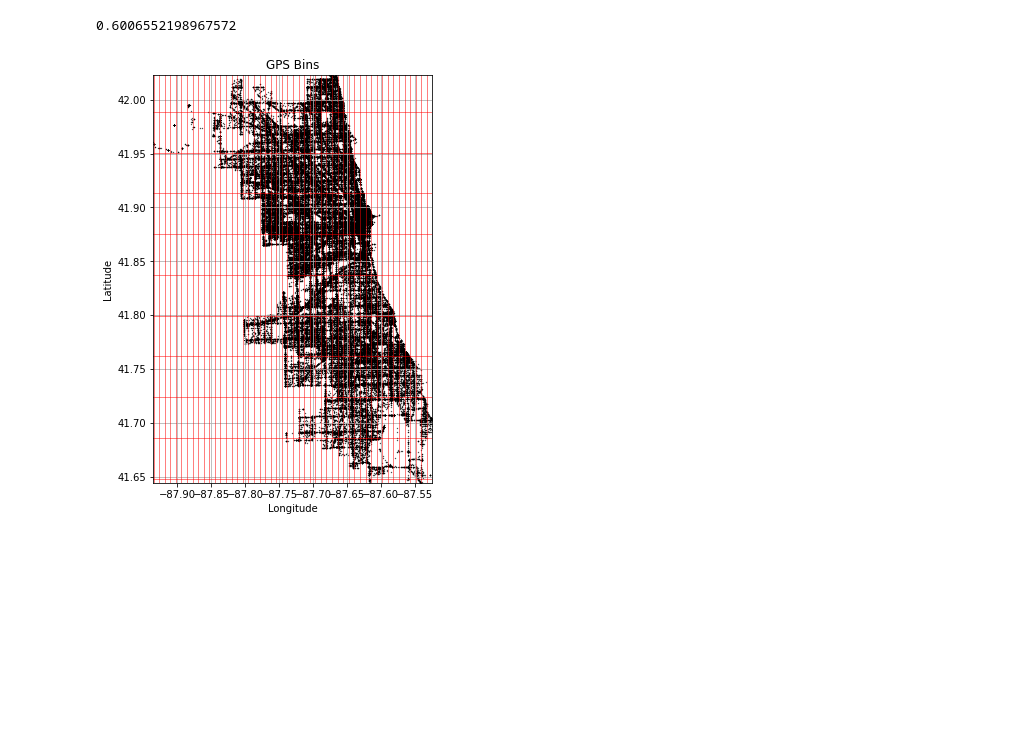
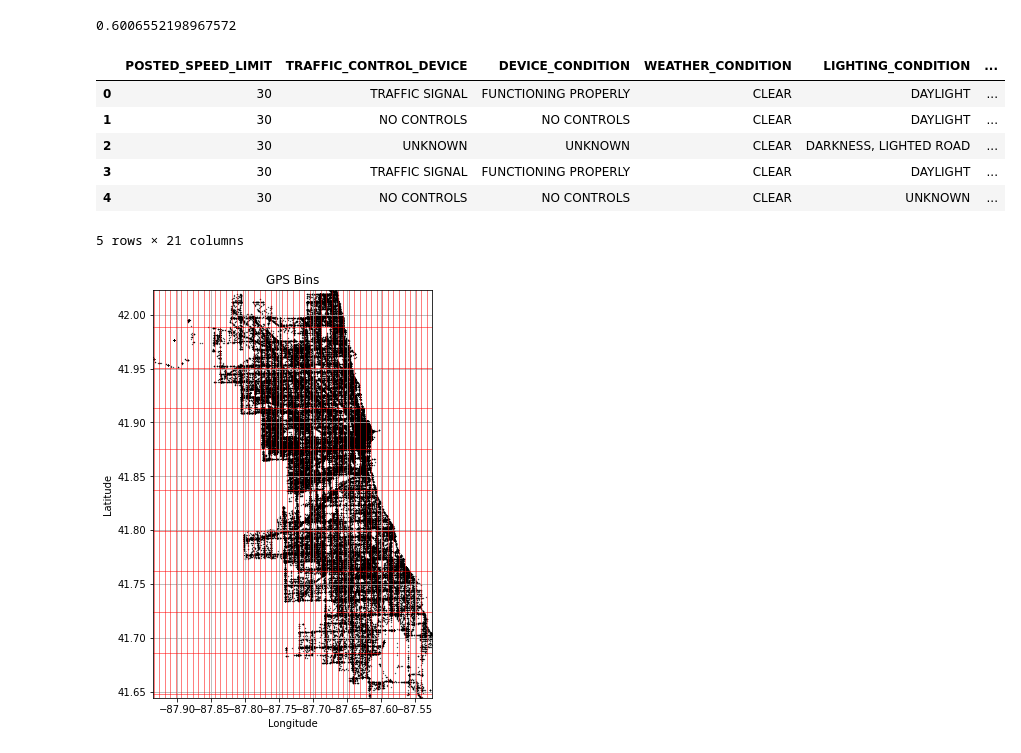
Before and after one commit to JoeHelbing/math_fund_for_ml, a Jupyter notebook: math_for_ml_project.ipynb, the cells around one changed output. Saved outputs shown, nothing was run; the diff lists cells and outputs as text; code cells hidden in the pictures; blank space fills up the shorter version.

Commit message:
fixed binning to work properly

```diff
--- a/math_for_ml_project.ipynb
+++ b/math_for_ml_project.ipynb
@@ -264,6 +249,17 @@ np.unique(fake_y_true, return_counts=True)
 np.sum(fake_y_true == 0) / len(fake_y_true)
 # %% [output]
 0.6006552198967572
+# %%
+output = f.bin_gps(crash_df, 50, 50)
+output.head()
+# %% [output]
+|  | POSTED_SPEED_LIMIT | TRAFFIC_CONTROL_DEVICE | DEVICE_CONDITION | WEATHER_CONDITION | LIGHTING_CONDITION | ... |
+| 0 | 30 | TRAFFIC SIGNAL | FUNCTIONING PROPERLY | CLEAR | DAYLIGHT | ... |
+| 1 | 30 | NO CONTROLS | NO CONTROLS | CLEAR | DAYLIGHT | ... |
+| 2 | 30 | UNKNOWN | UNKNOWN | CLEAR | DARKNESS, LIGHTED ROAD | ... |
+| 3 | 30 | TRAFFIC SIGNAL | FUNCTIONING PROPERLY | CLEAR | DAYLIGHT | ... |
+| 4 | 30 | NO CONTROLS | NO CONTROLS | CLEAR | UNKNOWN | ... |
+5 rows × 21 columns
 # %%
 # Logistic Regression with binning and other numerical (non-categorical) data
 
```
Also changed, not shown: parts of 3 cells of this notebook, 1 other file.
